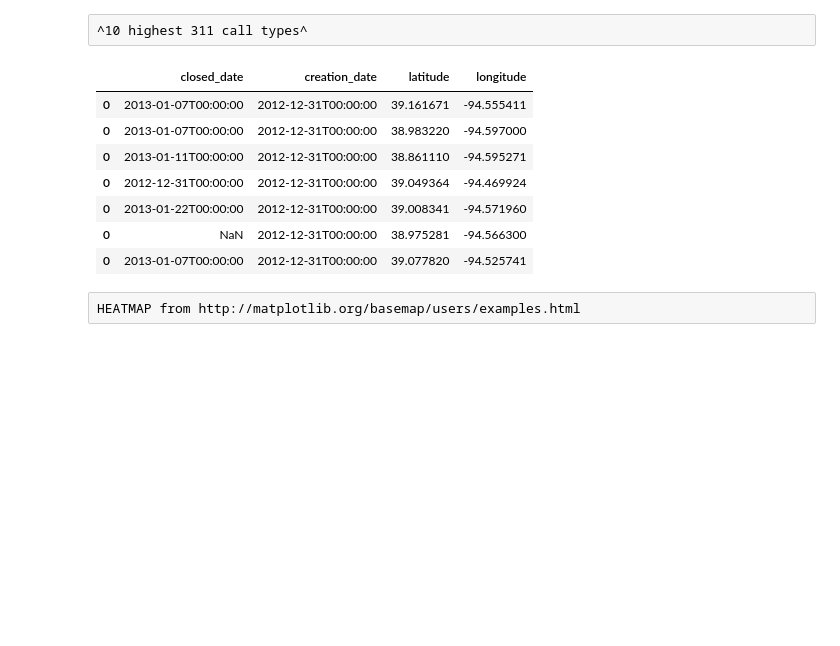
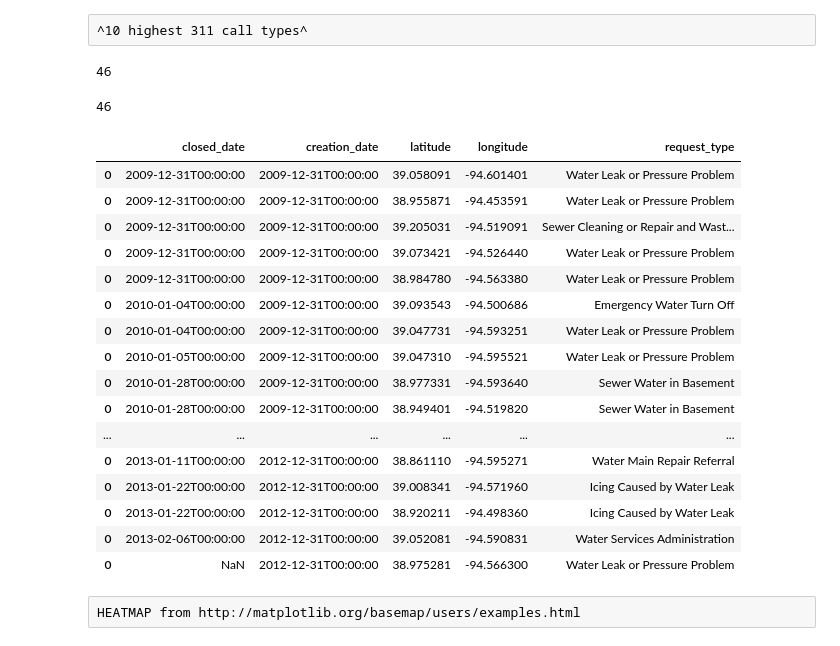
Before and after one commit to nikisix/kcData, a Jupyter notebook: 311/learn.ipynb, the cells around one changed output. Drawn from its saved outputs; the diff is of its cells as text; code cells hidden in the pictures; blank space fills up the shorter version.

Commit message:
fixed uppercase problem

```diff
--- a/311/learn.ipynb
+++ b/311/learn.ipynb
@@ -142,17 +112,51 @@ for index, row in d.iterrows():
                 i+=1
             else:
                 data = data.append(row_frame)
-# %%
-data
-# %% [output]
-|  | closed_date | creation_date | latitude | longitude |
-| 0 | 2013-01-07T00:00:00 | 2012-12-31T00:00:00 | 39.161671 | -94.555411 |
-| 0 | 2013-01-07T00:00:00 | 2012-12-31T00:00:00 | 38.983220 | -94.597000 |
-| 0 | 2013-01-11T00:00:00 | 2012-12-31T00:00:00 | 38.861110 | -94.595271 |
-| 0 | 2012-12-31T00:00:00 | 2012-12-31T00:00:00 | 39.049364 | -94.469924 |
-| 0 | 2013-01-22T00:00:00 | 2012-12-31T00:00:00 | 39.008341 | -94.571960 |
-| 0 | NaN | 2012-12-31T00:00:00 | 38.975281 | -94.566300 |
-| 0 | 2013-01-07T00:00:00 | 2012-12-31T00:00:00 | 39.077820 | -94.525741 |
+# %%
+len(data)
+# %% [output]
+46
+# %%
+#-1 is the value that find returns if it doesn't find the string
+
+data = pd.DataFrame
+i = 0
+for index, row in d.iterrows():
+     if(\
+       ( str.upper(row['request_type']).find('WATER') != -1 ) and\
+       ( row['longitude']  !=0 ) and\
+       ( row['latitude' ]  !=0 ) ):
+            row_frame = pd.DataFrame([{'creation_date':row.creation_date, 'closed_date': row.closed_date, 'longitude':row.longitude, 'latitude':row.latitude, 'request_type':row.request_type}])
+            if i == 0:
+                data = row_frame
+                i+=1
+            else:
+                data = data.append(row_frame)
+# %%
+len(data)
+# %% [output]
+46
+# %%
+data.sort_index(by='closed_date', inplace=True, ascending=True)
+data
+# %% [output]
+|  | closed_date | creation_date | latitude | longitude | request_type |
+| 0 | 2009-12-31T00:00:00 | 2009-12-31T00:00:00 | 39.058091 | -94.601401 | Water Leak or Pressure Problem |
+| 0 | 2009-12-31T00:00:00 | 2009-12-31T00:00:00 | 38.955871 | -94.453591 | Water Leak or Pressure Problem |
+| 0 | 2009-12-31T00:00:00 | 2009-12-31T00:00:00 | 39.205031 | -94.519091 | Sewer Cleaning or Repair and Wast... |
+| 0 | 2009-12-31T00:00:00 | 2009-12-31T00:00:00 | 39.073421 | -94.526440 | Water Leak or Pressure Problem |
+| 0 | 2009-12-31T00:00:00 | 2009-12-31T00:00:00 | 38.984780 | -94.563380 | Water Leak or Pressure Problem |
+| 0 | 2010-01-04T00:00:00 | 2009-12-31T00:00:00 | 39.093543 | -94.500686 | Emergency Water Turn Off |
+| 0 | 2010-01-04T00:00:00 | 2009-12-31T00:00:00 | 39.047731 | -94.593251 | Water Leak or Pressure Problem |
+| 0 | 2010-01-05T00:00:00 | 2009-12-31T00:00:00 | 39.047310 | -94.595521 | Water Leak or Pressure Problem |
+| 0 | 2010-01-28T00:00:00 | 2009-12-31T00:00:00 | 38.977331 | -94.593640 | Sewer Water in Basement |
+| 0 | 2010-01-28T00:00:00 | 2009-12-31T00:00:00 | 38.949401 | -94.519820 | Sewer Water in Basement |
+| ... | ... | ... | ... | ... | ... |
+| 0 | 2013-01-11T00:00:00 | 2012-12-31T00:00:00 | 38.861110 | -94.595271 | Water Main Repair Referral |
+| 0 | 2013-01-22T00:00:00 | 2012-12-31T00:00:00 | 39.008341 | -94.571960 | Icing Caused by Water Leak |
+| 0 | 2013-01-22T00:00:00 | 2012-12-31T00:00:00 | 38.920211 | -94.498360 | Icing Caused by Water Leak |
+| 0 | 2013-02-06T00:00:00 | 2012-12-31T00:00:00 | 39.052081 | -94.590831 | Water Services Administration |
+| 0 | NaN | 2012-12-31T00:00:00 | 38.975281 | -94.566300 | Water Leak or Pressure Problem |
 # %% [raw]
 HEATMAP from http://matplotlib.org/basemap/users/examples.html
 # %%
```
Also changed, not shown: parts of 5 cells of this notebook, 2 other files.
